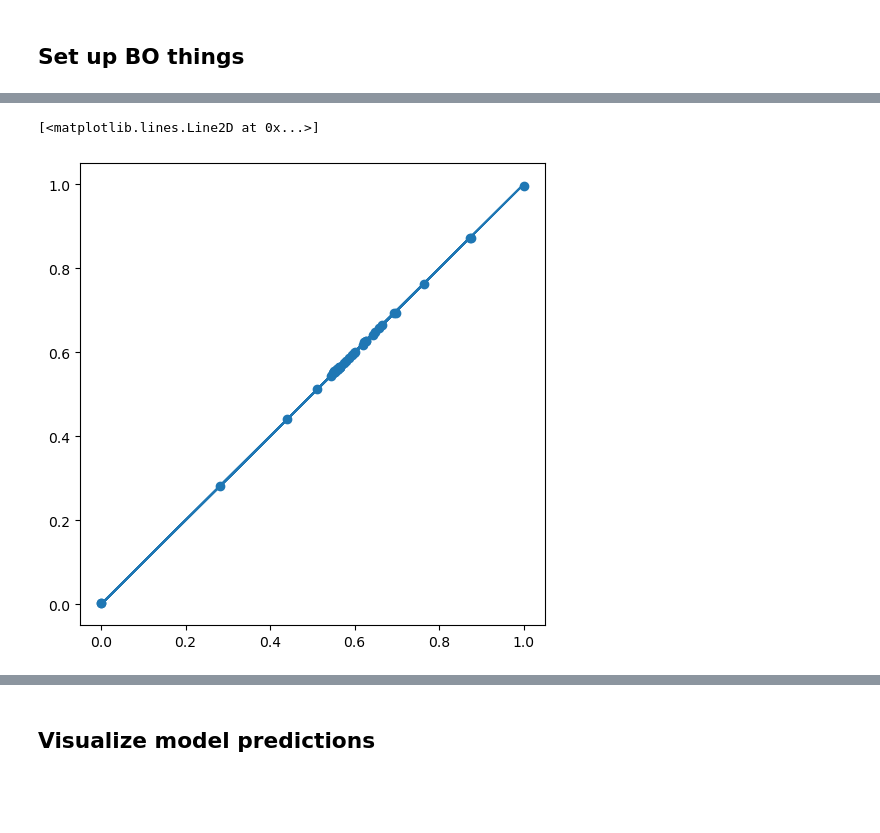
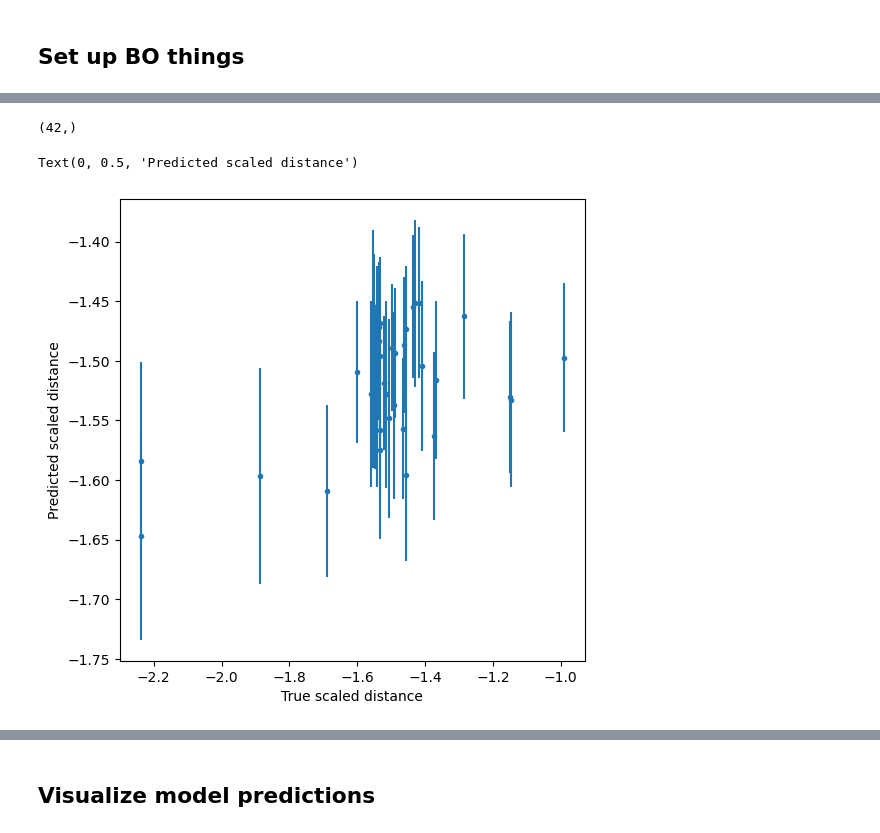
Before and after one commit to pozzo-research-group/silica-np-synthesis, a Jupyter notebook: OptimizationRound2/80nmTarget_round2/botorch_qLogNEI_generation_apdist.ipynb, the cells around one changed output, grey strips where cells are left out. Drawn from its saved outputs; the diff is of its cells as text; code cells hidden in the pictures; blank space fills up the shorter version.

```diff
--- a/OptimizationRound2/80nmTarget_round2/botorch_qLogNEI_generation_apdist.ipynb
+++ b/OptimizationRound2/80nmTarget_round2/botorch_qLogNEI_generation_apdist.ipynb
@@ -186,14 +195,16 @@ ard_num_dims = 3 # None to turn off
 verbose = False
 
 train_x = x_data_norm
-train_y = y_data_norm
+train_y = y_data
+assumed_noise = 5e-2
 # %%
 def initialize_model(train_x, train_y, state_dict=None, nu = 5/2, ard_num_dims = None):
     # define models for objective and constraint
-    kernel = MaternKernel(nu = nu, ard_num_dims = 3)
+    kernel = MaternKernel(nu = nu, ard_num_dims = ard_num_dims, lengthscale_prior = )
     model_obj = SingleTaskGP(
         train_x,
         train_y,
+        train_Yvar=assumed_noise*torch.ones_like(train_y),
         input_transform=Normalize(d=train_x.shape[-1]),
         covar_module=kernel
     ).to(train_x)
@@ -227,10 +238,10 @@ best_observed_ei, best_observed_nei, best_random = [], [], []
 
 # call helper functions to generate initial training data and initialize model
 
-mll_nei, model_nei = initialize_model(train_x, train_y)
+mll_nei, model_nei = initialize_model(train_x, train_y, ard_num_dims = ard_num_dims)
 
 t0 = time.monotonic()
 
 # fit the models
 
-fit_gpytorch_mll(mll_nei)
+fit_mll = fit_gpytorch_mll(mll_nei)
@@ -255,11 +262,18 @@ ExactMarginalLogLikelihood(
 # %%
 posterior = model_nei.posterior(train_x)
-mean = posterior.mean.detach()
+mean = np.array(posterior.mean.detach().reshape(-1))
+std = np.array(posterior.stddev.detach().reshape(-1))
+# %%
+std.shape
+# %% [output]
+(42,)
 # %%
 fig, ax = plt.subplots(figsize = (6,6))
 
-ax.scatter(train_y, mean)
-ax.plot(train_y, train_y)
+ax.errorbar(np.array(train_y), mean, yerr = std, linestyle = '', marker = '.')
+#ax.plot(train_y, train_y)
+ax.set_xlabel('True scaled distance')
+ax.set_ylabel('Predicted scaled distance')
 # %% [output]
-[<matplotlib.lines.Line2D at 0x...>]
+Text(0, 0.5, 'Predicted scaled distance')
-[figure, old version]
+[figure, new version]
```
Also changed, not shown: parts of 14 cells of this notebook, 2 other files.
